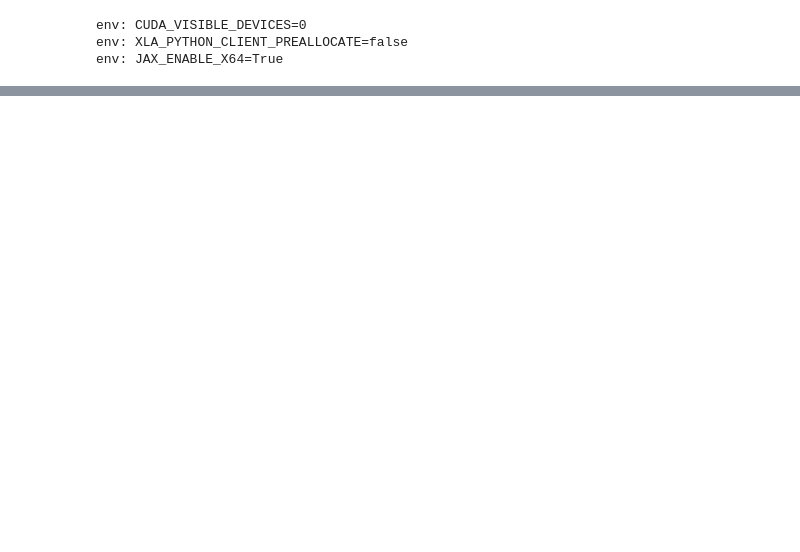
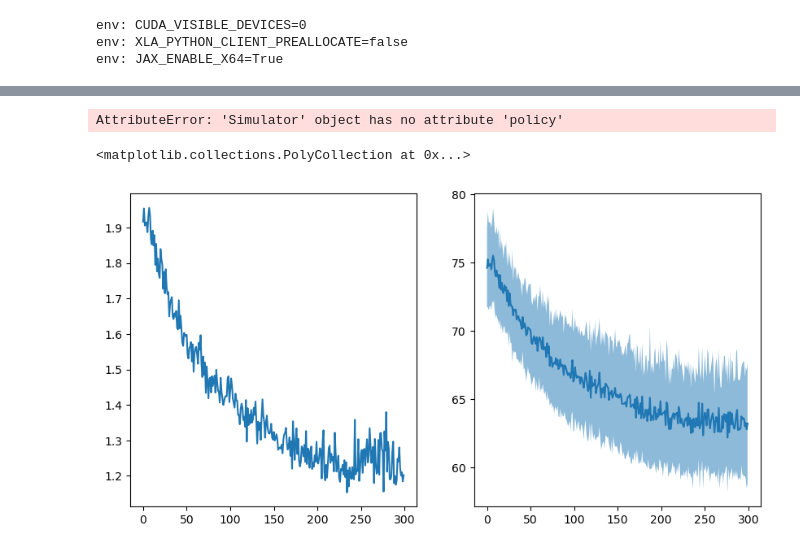
Before and after one commit to davidesartor/FIERL, a Jupyter notebook: fierl2/test.ipynb, the cells around one changed output, grey strips where cells are left out. Saved outputs shown, nothing was run; the diff lists cells and outputs as text; code cells hidden in the pictures; blank space fills up the shorter version.

```diff
--- a/fierl2/test.ipynb
+++ b/fierl2/test.ipynb
@@ -196,0 +41,16 @@ for seed in range(3):
+# %%
+from ppo import optimize
+sim, log_loss, log_rew, log_rew_std = optimize(sim)
+# %% [output]
+AttributeError: 'Simulator' object has no attribute 'policy'
+# %%
+import matplotlib.pyplot as plt
+plt.figure(figsize=(10, 5))
+plt.subplot(121)
+plt.plot(log_loss)
+plt.subplot(122)
+plt.plot(-log_rew)
+plt.fill_between(range(len(log_rew)), -log_rew - log_rew_std, -log_rew + log_rew_std, alpha=0.5)
+# %% [output]
+<matplotlib.collections.PolyCollection at 0x...>
+[figure, added]
```
Also changed, not shown: parts of 7 cells of this notebook, 6 other files.
